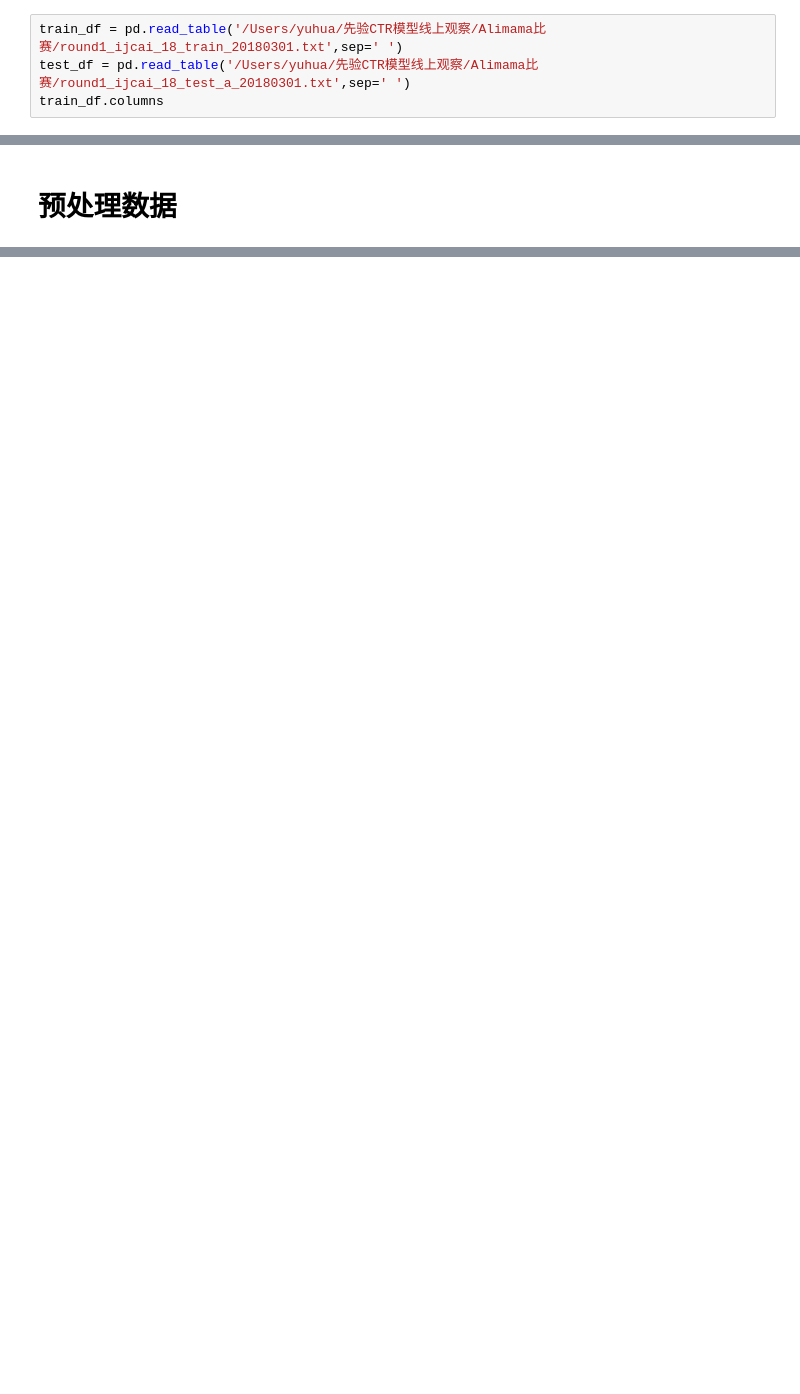
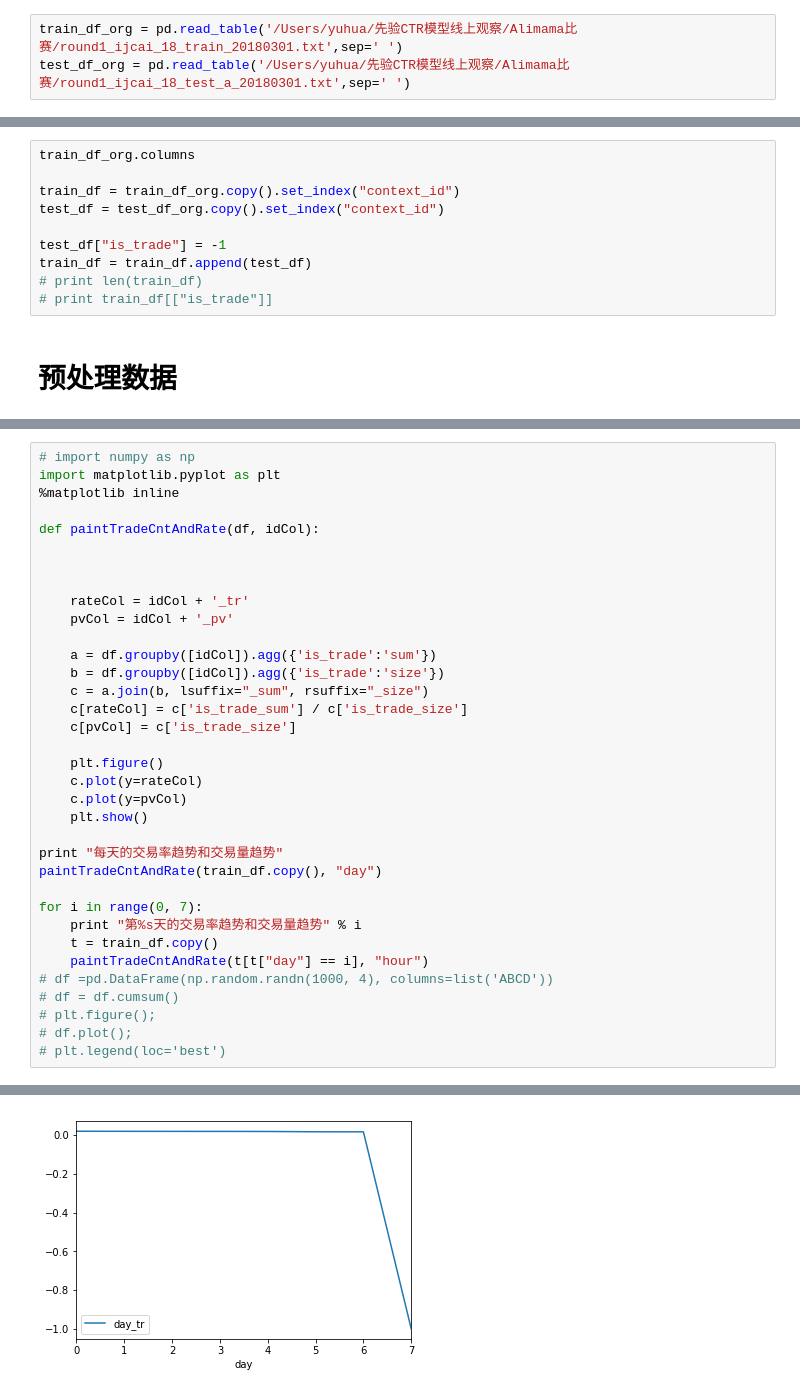
Before and after one commit to secrettianchigroup/SecretTianchiProject, a Jupyter notebook: src/yuhua/simple_xgb.ipynb, the cells around one changed output, grey strips where cells are left out. Drawn from its saved outputs; the diff is of its cells as text; blank space fills up the shorter version.

```diff
--- a/src/yuhua/simple_xgb.ipynb
+++ b/src/yuhua/simple_xgb.ipynb
@@ -31,6 +33,5 @@ sklearn.__version__
 # %% [markdown]
 # 加载数据项
 # %%
-train_df = pd.read_table('/Users/yuhua/先验CTR模型线上观察/Alimama比赛/round1_ijcai_18_train_20180301.txt',sep=' ')
-test_df = pd.read_table('/Users/yuhua/先验CTR模型线上观察/Alimama比赛/round1_ijcai_18_test_a_20180301.txt',sep=' ')
-train_df.columns
+train_df_org = pd.read_table('/Users/yuhua/先验CTR模型线上观察/Alimama比赛/round1_ijcai_18_train_20180301.txt',sep=' ')
+test_df_org = pd.read_table('/Users/yuhua/先验CTR模型线上观察/Alimama比赛/round1_ijcai_18_test_a_20180301.txt',sep=' ')
@@ -48,2 +38,12 @@ Index([u'instance_id', u'item_id', u'item_category_list',
+# %%
+train_df_org.columns
+
+train_df = train_df_org.copy().set_index("context_id")
+test_df = test_df_org.copy().set_index("context_id")
+
+test_df["is_trade"] = -1
+train_df = train_df.append(test_df)
+# print len(train_df)
+# print train_df[["is_trade"]]
 # %% [markdown]
 # 预处理数据
@@ -91,0 +78,36 @@ f = ['item_id',
+# %%
+# import numpy as np
+import matplotlib.pyplot as plt
+%matplotlib inline
+
+def paintTradeCntAndRate(df, idCol):
+
+
+
+    rateCol = idCol + '_tr'
+    pvCol = idCol + '_pv'
+
+    a = df.groupby([idCol]).agg({'is_trade':'sum'})
+    b = df.groupby([idCol]).agg({'is_trade':'size'})
+    c = a.join(b, lsuffix="_sum", rsuffix="_size")
+    c[rateCol] = c['is_trade_sum'] / c['is_trade_size']
+    c[pvCol] = c['is_trade_size']
+
+    plt.figure()
+    c.plot(y=rateCol)
+    c.plot(y=pvCol)
+    plt.show()
+
+print "每天的交易率趋势和交易量趋势"
+paintTradeCntAndRate(train_df.copy(), "day")
+
+for i in range(0, 7):
+    print "第%s天的交易率趋势和交易量趋势" % i
+    t = train_df.copy()
+    paintTradeCntAndRate(t[t["day"] == i], "hour")
+# df =pd.DataFrame(np.random.randn(1000, 4), columns=list('ABCD'))
+# df = df.cumsum()
+# plt.figure();
+# df.plot();
+# plt.legend(loc='best')
+# %% [output]
@@ -91,0 +116 @@ f = ['item_id',
+[figure, added]
```
Also changed, not shown: parts of 25 cells of this notebook, 9 other files.
